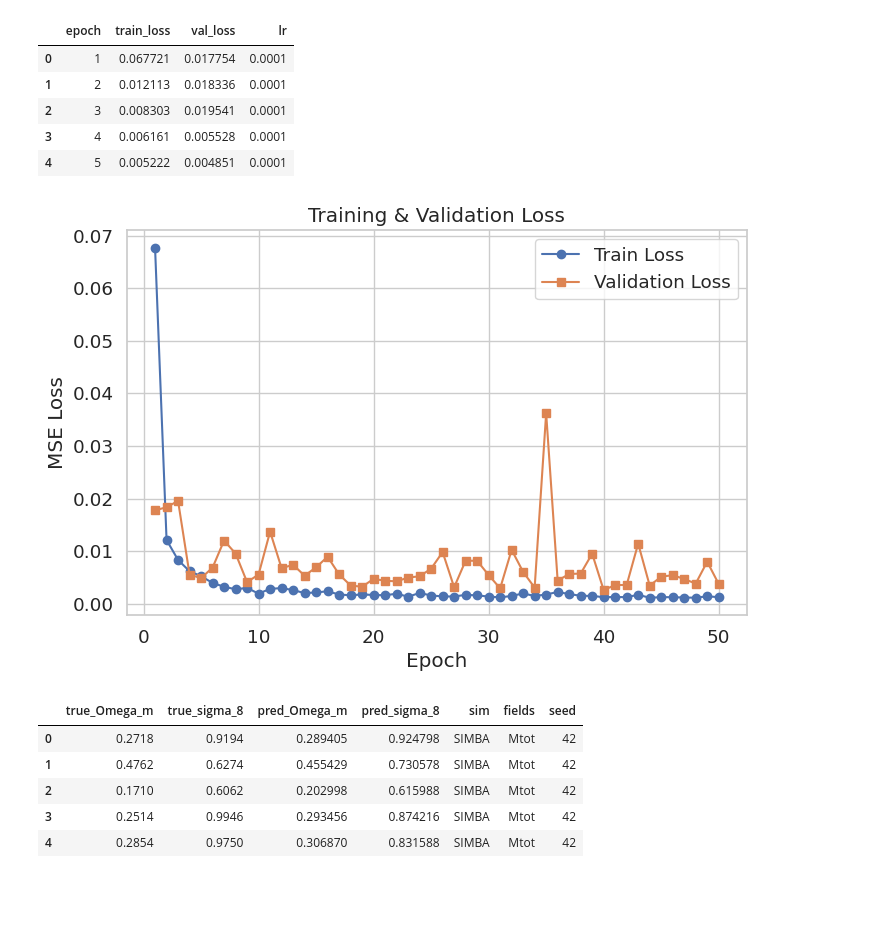
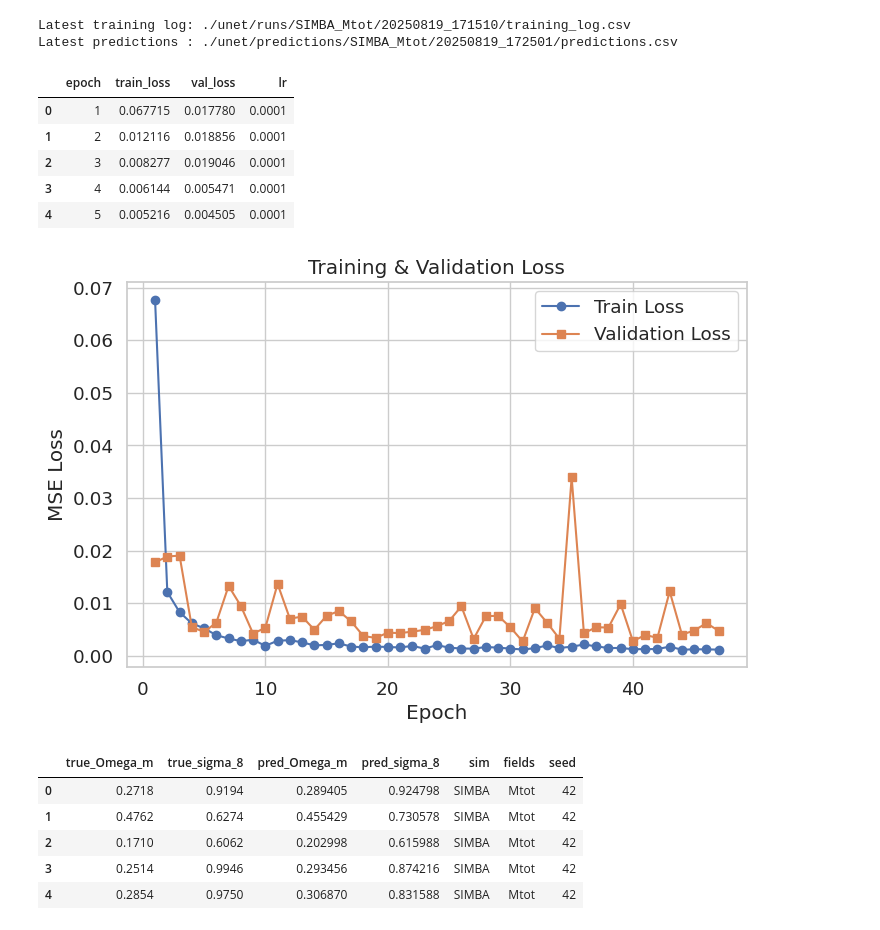
Before and after one commit to mmingyeong/250818_A3N_Hack_GroupJ, a Jupyter notebook: 03_unet_eval.ipynb, the cells around one changed output. Saved outputs shown, nothing was run; the diff lists cells and outputs as text; code cells hidden in the pictures; blank space fills up the shorter version.

```diff
--- a/03_unet_eval.ipynb
+++ b/03_unet_eval.ipynb
@@ -13,31 +13,55 @@ from sklearn.metrics import r2_score, mean_squared_error
 
 # Plot 스타일
 sns.set(style="whitegrid", font_scale=1.2)
+# %%
+import glob
+import os
+
+def get_latest_file(base_dir: str, filename: str) -> str:
+    """주어진 base_dir 하위의 가장 최신 날짜 폴더에서 filename 경로 반환"""
+    subdirs = glob.glob(os.path.join(base_dir, "20*"))  # 20으로 시작하는 날짜 폴더
+    if not subdirs:
+        raise FileNotFoundError(f"No subdirectories found in {base_dir}")
+    latest_dir = max(subdirs, key=os.path.getmtime)
+    return os.path.join(latest_dir, filename)
+
+# -------- 사용 예시 --------
+# training log 자동 선택
+log_path = get_latest_file("./unet/runs/SIMBA_Mtot", "training_log.csv")
+
+# prediction 결과 자동 선택
+pred_path = get_latest_file("./unet/predictions/SIMBA_Mtot", "predictions.csv")
+
+print("Latest training log:", log_path)
+print("Latest predictions :", pred_path)
+# %% [output]
+Latest training log: ./unet/runs/SIMBA_Mtot/20250819_171510/training_log.csv
+Latest predictions : ./unet/predictions/SIMBA_Mtot/20250819_172501/predictions.csv
 # %%
 # =====================
 # 2. Load training log
 # =====================
-log_path = "./unet/runs/SIMBA_Mtot/20250819_003807/training_log.csv"  # <- 실제 경로로 수정
+#log_path = "./unet/runs/SIMBA_Mtot/20250819_141929/training_log.csv"  # <- 실제 경로로 수정
 log_df = pd.read_csv(log_path)
 display(log_df.head())
 
 # Loss curve plot
 plt.figure(figsize=(8,5))
 plt.plot(log_df["epoch"], log_df["train_loss"], label="Train Loss", marker="o")
 plt.plot(log_df["epoch"], log_df["val_loss"], label="Validation Loss", marker="s")
 plt.xlabel("Epoch")
 plt.ylabel("MSE Loss")
 plt.title("Training & Validation Loss")
 plt.legend()
 plt.show()
 # %% [output]
 |  | epoch | train_loss | val_loss | lr |
-| 0 | 1 | 0.067721 | 0.017754 | 0.0001 |
-| 1 | 2 | 0.012113 | 0.018336 | 0.0001 |
-| 2 | 3 | 0.008303 | 0.019541 | 0.0001 |
-| 3 | 4 | 0.006161 | 0.005528 | 0.0001 |
-| 4 | 5 | 0.005222 | 0.004851 | 0.0001 |
+| 0 | 1 | 0.067715 | 0.017780 | 0.0001 |
+| 1 | 2 | 0.012116 | 0.018856 | 0.0001 |
+| 2 | 3 | 0.008277 | 0.019046 | 0.0001 |
+| 3 | 4 | 0.006144 | 0.005471 | 0.0001 |
+| 4 | 5 | 0.005216 | 0.004505 | 0.0001 |
-[figure, old version]
+[figure, new version]
 # %%
 # =====================
 # 3. Load prediction results
```
Also changed, not shown: parts of 4 cells of this notebook, 7 other files.
